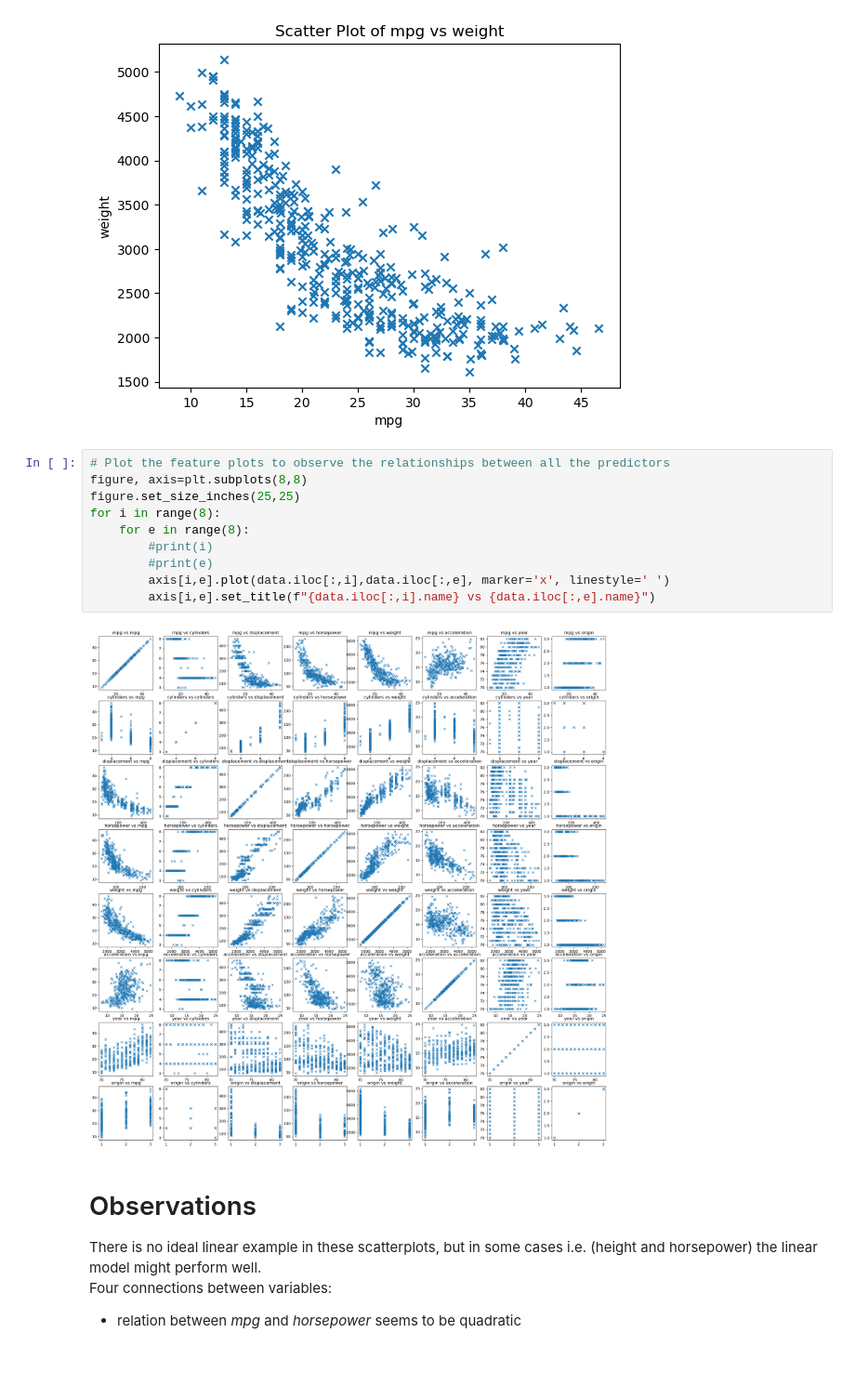
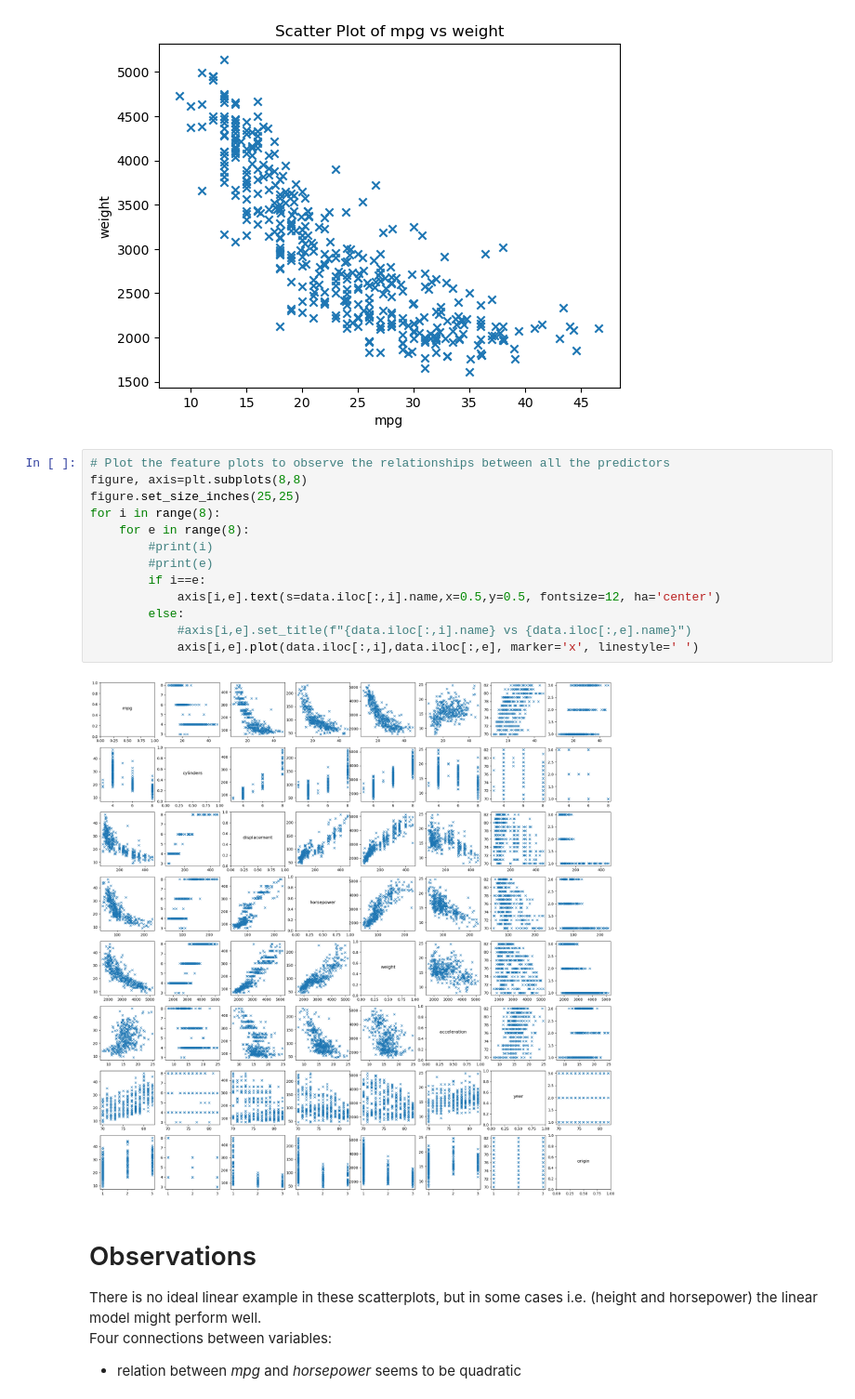
Before and after one commit to WojciechPtas/eml2022, a Jupyter notebook: Practical_Problem_1.ipynb, the cells around one changed output. Shown: that part at 93% size. Drawn from its saved outputs; the diff is of its cells as text; blank space fills up the shorter version.

```diff
--- a/Practical_Problem_1.ipynb
+++ b/Practical_Problem_1.ipynb
@@ -42,15 +42,18 @@ Text(0.5, 1.0, 'Scatter Plot of mpg vs weight')
 # %%
 # Plot the feature plots to observe the relationships between all the predictors
 figure, axis=plt.subplots(8,8)
 figure.set_size_inches(25,25)
 for i in range(8):
     for e in range(8):
         #print(i)
         #print(e)
-        axis[i,e].plot(data.iloc[:,i],data.iloc[:,e], marker='x', linestyle=' ')
-        axis[i,e].set_title(f"{data.iloc[:,i].name} vs {data.iloc[:,e].name}")
+        if i==e:
+            axis[i,e].text(s=data.iloc[:,i].name,x=0.5,y=0.5, fontsize=12, ha='center')
+        else:
+            #axis[i,e].set_title(f"{data.iloc[:,i].name} vs {data.iloc[:,e].name}")
+            axis[i,e].plot(data.iloc[:,i],data.iloc[:,e], marker='x', linestyle=' ')
 # %% [output]
-[figure, old version]
+[figure, new version]
 # %% [markdown]
 # Observations
 
```
Also changed, not shown: parts of 1 cell of this notebook, 1 other file.
